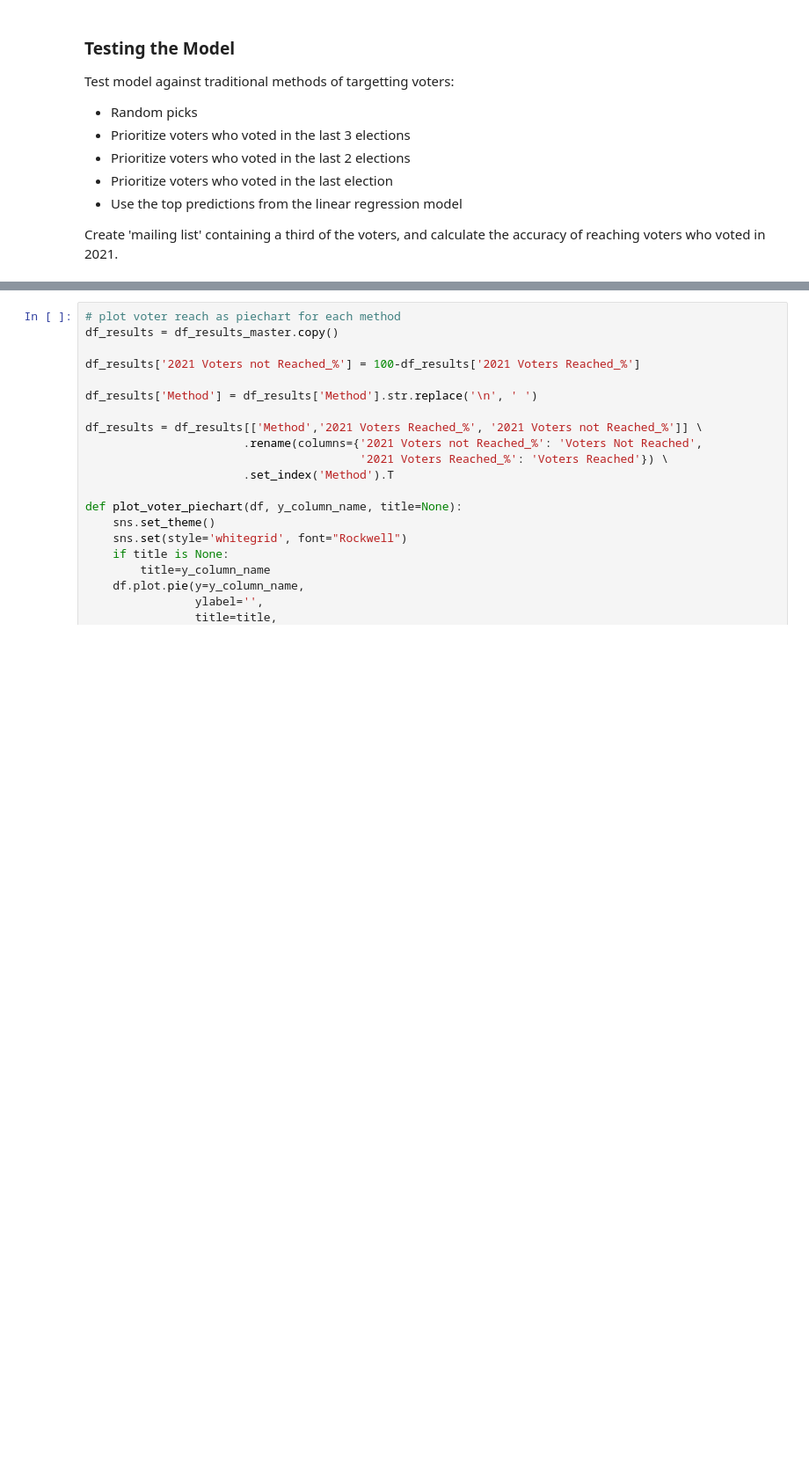
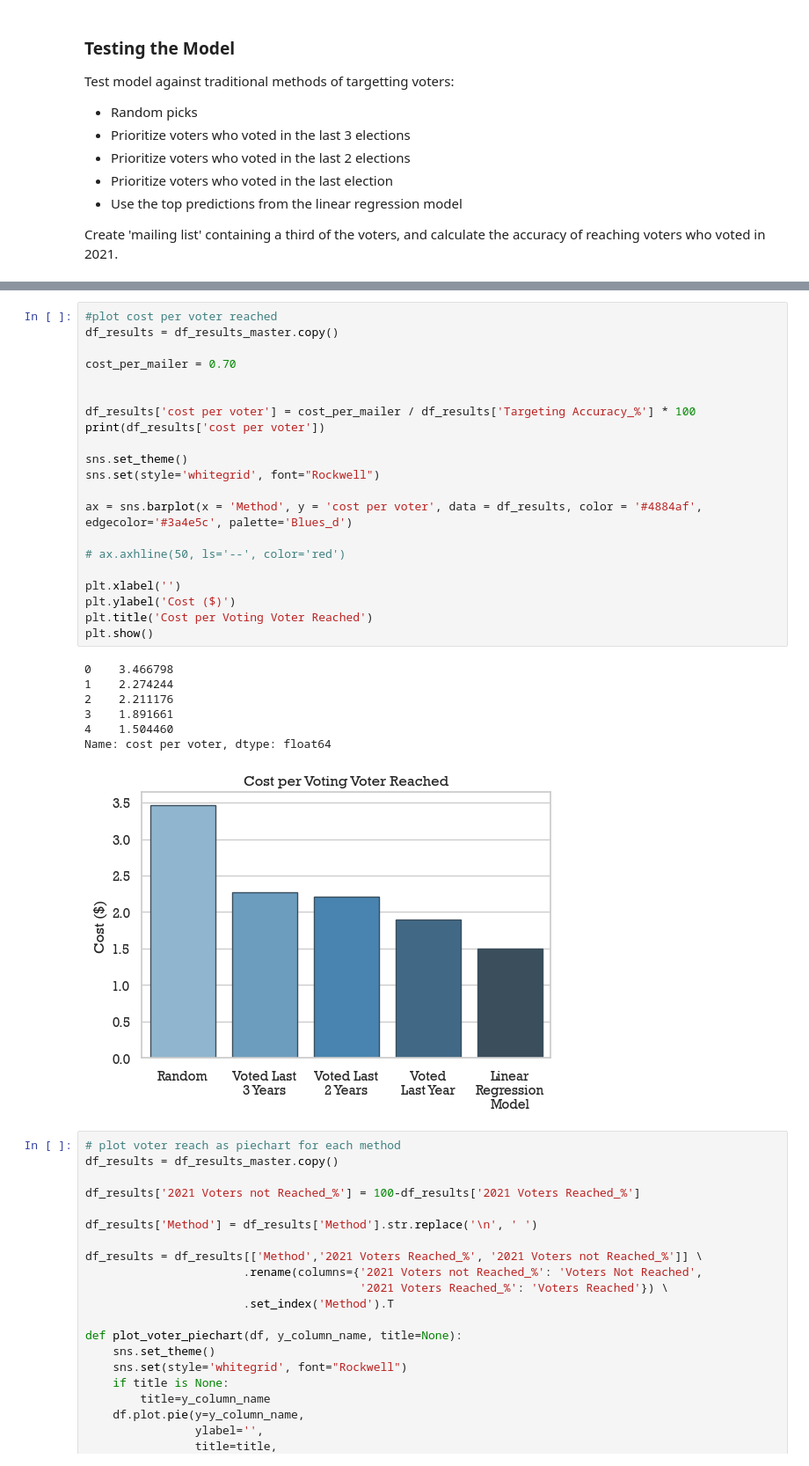
Before and after one commit to lajos/predict-voter-propensity-linear, a Jupyter notebook: linear regression.ipynb, the cells around one changed output, grey strips where cells are left out. Shown at 88% size. Cells and saved outputs as stored; diff of their text form; blank space fills up the shorter version.

```diff
--- a/linear regression.ipynb
+++ b/linear regression.ipynb
@@ -453,3 +453,32 @@ plt.show()
+# %%
+#plot cost per voter reached
+df_results = df_results_master.copy()
+
+cost_per_mailer = 0.70
+
+
+df_results['cost per voter'] = cost_per_mailer / df_results['Targeting Accuracy_%'] * 100
+print(df_results['cost per voter'])
+
+sns.set_theme()
+sns.set(style='whitegrid', font="Rockwell")
+
+ax = sns.barplot(x = 'Method', y = 'cost per voter', data = df_results, color = '#4884af', edgecolor='#3a4e5c', palette='Blues_d')
+
+# ax.axhline(50, ls='--', color='red')
+
+plt.xlabel('')
+plt.ylabel('Cost ($)')
+plt.title('Cost per Voting Voter Reached')
+plt.show()
+# %% [output]
+0    3.466798
+1    2.274244
+2    2.211176
+3    1.891661
+4    1.504460
+Name: cost per voter, dtype: float64
+[figure, added]
 # %%
 # plot voter reach as piechart for each method
 df_results = df_results_master.copy()
```
Also changed, not shown: parts of 5 cells of this notebook, 43 other files.
